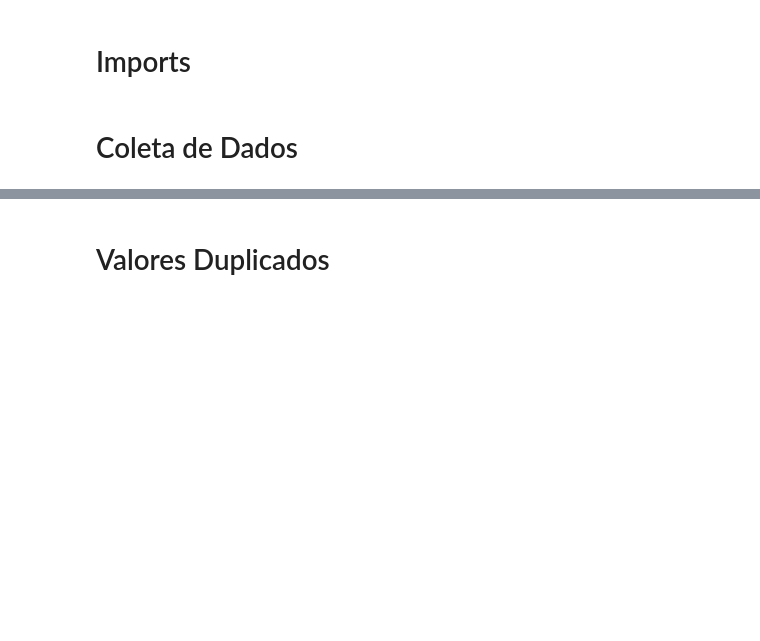
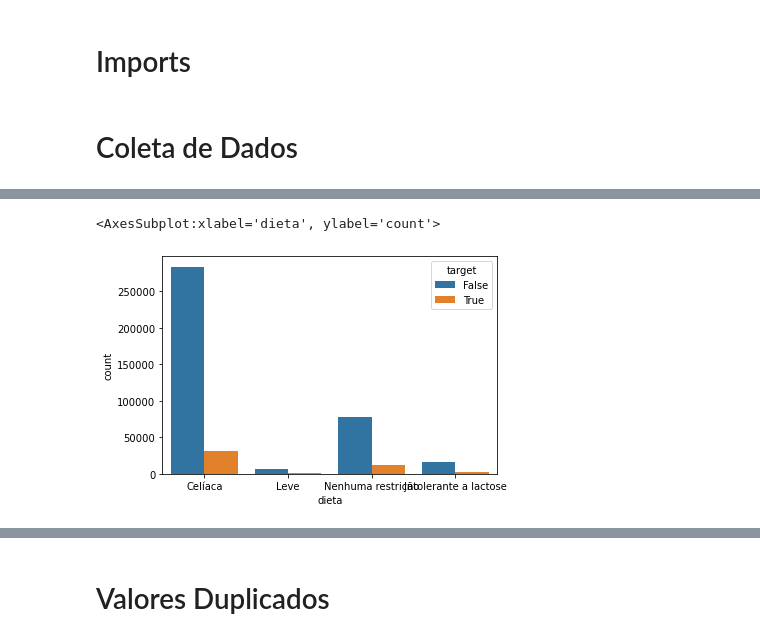
Before and after one commit to GabrielG16/Cosmetics, a Jupyter notebook: cosmetic.ipynb, the cells around one changed output, grey strips where cells are left out. Cells and saved outputs as stored; diff of their text form; code cells hidden in the pictures; blank space fills up the shorter version.

```diff
--- a/cosmetic.ipynb
+++ b/cosmetic.ipynb
@@ -110,0 +173,5 @@ Index(['qtde', 'valor', 'data_pedido', 'status_pagamento', 'tipo_pagamento',
+# %%
+sns.countplot(data = df, x='dieta', hue = 'target')
+# %% [output]
+<AxesSubplot:xlabel='dieta', ylabel='count'>
+[figure, added]
```
Also changed, not shown: parts of 107 cells of this notebook, 1 other file.
